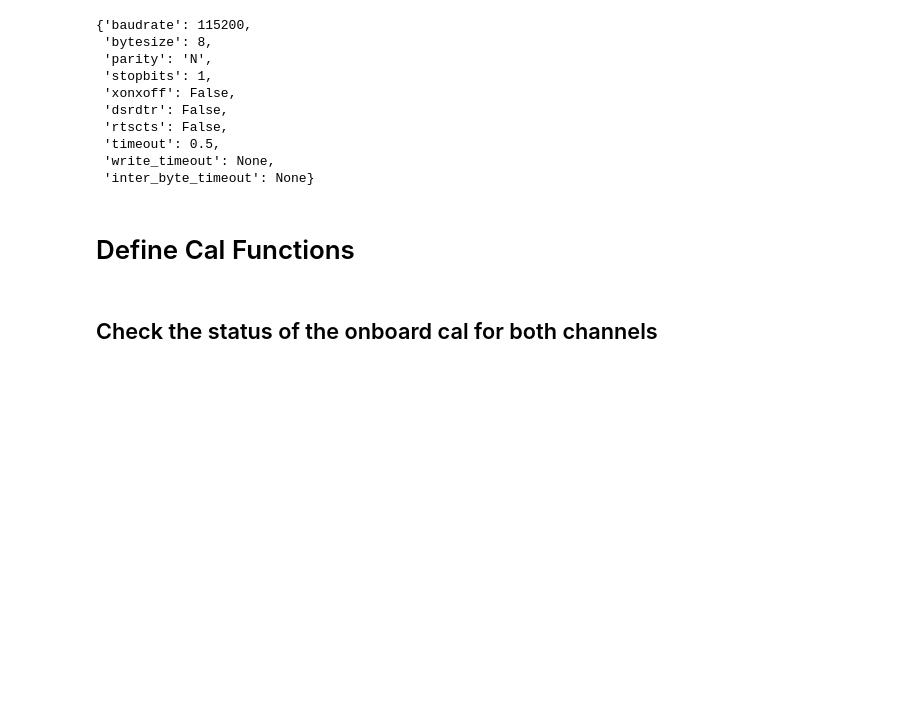
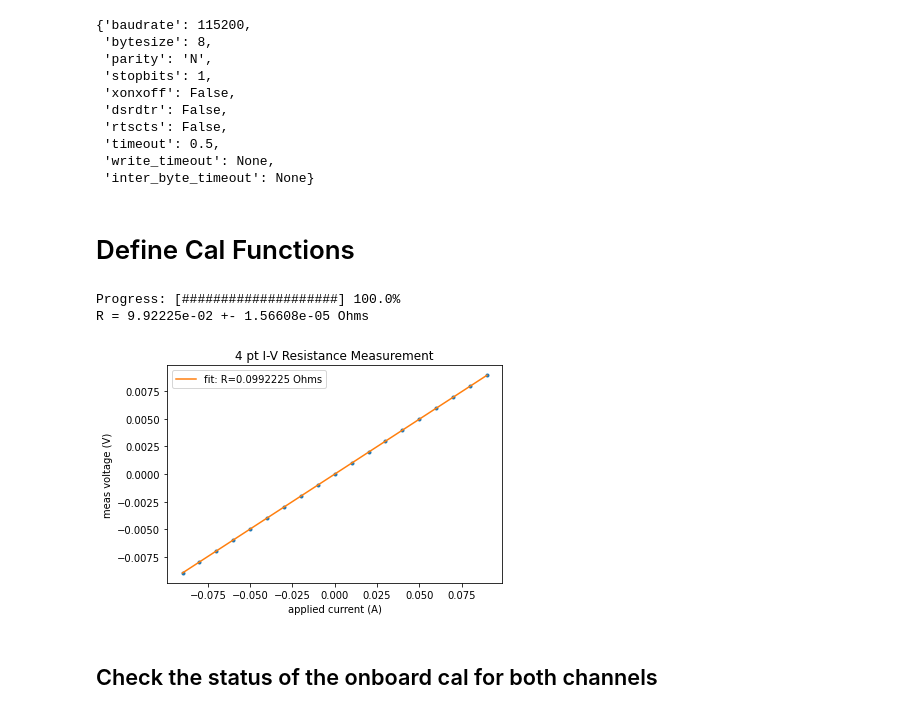
Before and after one commit to abergerSRS/SR542_CalSoftware, a Jupyter notebook: current_output_cal.ipynb, the cells around one changed output. Cells and saved outputs as stored; diff of their text form; code cells hidden in the pictures; blank space fills up the shorter version.

Commit message:
create Resistor class which is then subclassed by OutputChannel

```diff
--- a/current_output_cal.ipynb
+++ b/current_output_cal.ipynb
@@ -322,3 +345,10 @@ class OutputChannel():
+# %%
+R_U = Resistor(0.1, 10)
+R_U.SweepIMeasV(-90e-3, 90e-3, 10e-3)
+# %% [output]
+Progress: [####################] 100.0%
+R = 9.92225e-02 +- 1.56608e-05 Ohms
+[figure, added]
 # %% [markdown]
 ## Check the status of the onboard cal for both channels
 # %%
```
Also changed, not shown: parts of 12 cells of this notebook.
